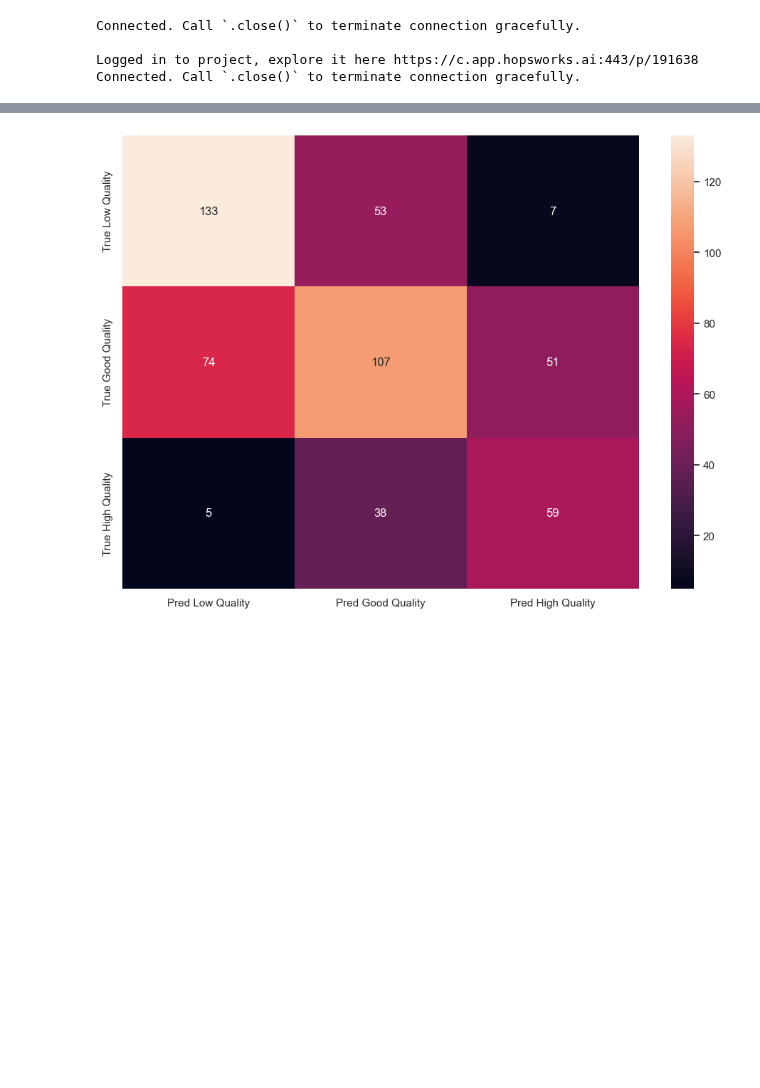
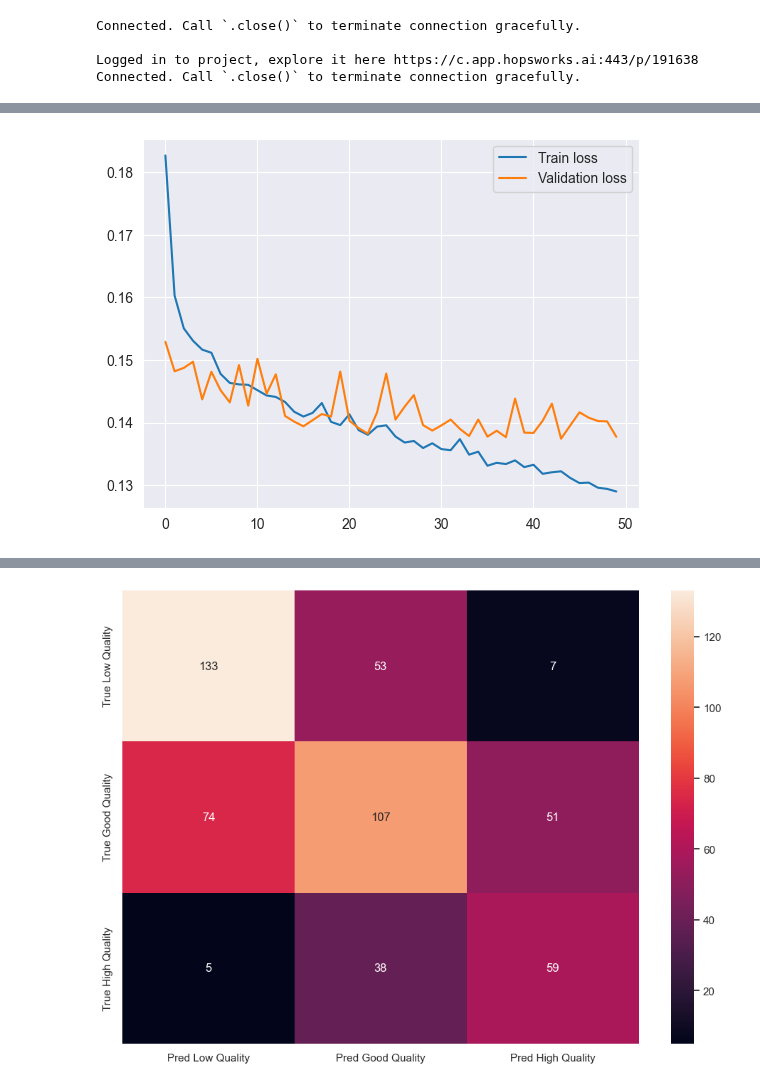
Before and after one commit to carlpersson1/ID2223_Project, a Jupyter notebook: training_pipeline.ipynb, the cells around one changed output, grey strips where cells are left out. Saved outputs shown, nothing was run; the diff lists cells and outputs as text; code cells hidden in the pictures; blank space fills up the shorter version.

Commit message:
Added cycle encoding and fixed the model training pipeline to some extent

```diff
--- a/training_pipeline.ipynb
+++ b/training_pipeline.ipynb
@@ -19,6 +17,6 @@ import os
 # %%
 # You have to set the environment variable 'HOPSWORKS_API_KEY' for login to succeed
-project = hopsworks.login()
+project = hopsworks.login(api_key_value='mvAJH9queUocj5wN.skwtHCxoMiGJdqUgfq2r2SbJZMEdy9x3NZ8PN4kEmvwhE3nT5aIwRSDuRPEIIYea')
 fs = project.get_feature_store()
 # %% [output]
 Connected. Call `.close()` to terminate connection gracefully.
@@ -48,0 +49,5 @@ VersionWarning: Incremented version to `13`.
+# %%
+X_data = weather_fg.read()
+# Use less data for testing
+raw_X_data = X_data.sort_values(by='index').drop(columns=['index'])[-40000:]
+print(X_data)
@@ -48,0 +72,18 @@ VersionWarning: Incremented version to `13`.
+# %%
+# Drop the first and last row from the target and training data respectively.
+Y_data = raw_X_data[1:].copy()
+Y_data = Y_data.drop(columns=['day_cos', 'day_sin', 'hour_cos', 'hour_sin']).to_numpy()
+X_data = raw_X_data[:-1].copy().to_numpy()
+
+X_train, X_test, Y_train, Y_test = train_test_split(X_data.copy(), Y_data.copy(), test_size=0.2, random_state=42, shuffle=True)
+# %%
+# Normalize to zero mean and unit variance for faster convergence!
+scaler = StandardScaler()
+scaler.fit(X_train[:, :8])
+
+# Do not scale the day/hour encoding
+X_train[:, :8] = scaler.transform(X_train[:, :8])
+X_test[:, :8] = scaler.transform(X_test[:, :8])
+
+Y_train = scaler.transform(Y_train)
+Y_test = scaler.transform(Y_test)
@@ -153,0 +192,7 @@ print(metrics)
+# %%
+plt.plot(range(len(train_loss_array)), train_loss_array, label='Train loss')
+plt.plot(range(len(val_loss_array)), val_loss_array, label='Validation loss')
+plt.legend()
+plt.show()
+# %% [output]
+[figure, added]
```
Also changed, not shown: parts of 10 cells of this notebook, 2 other files.
